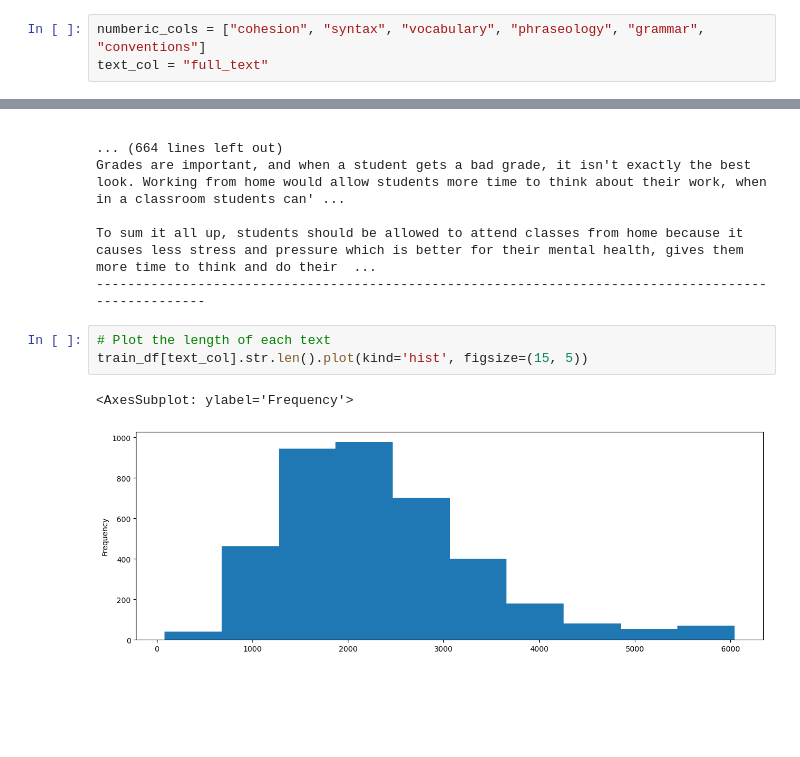
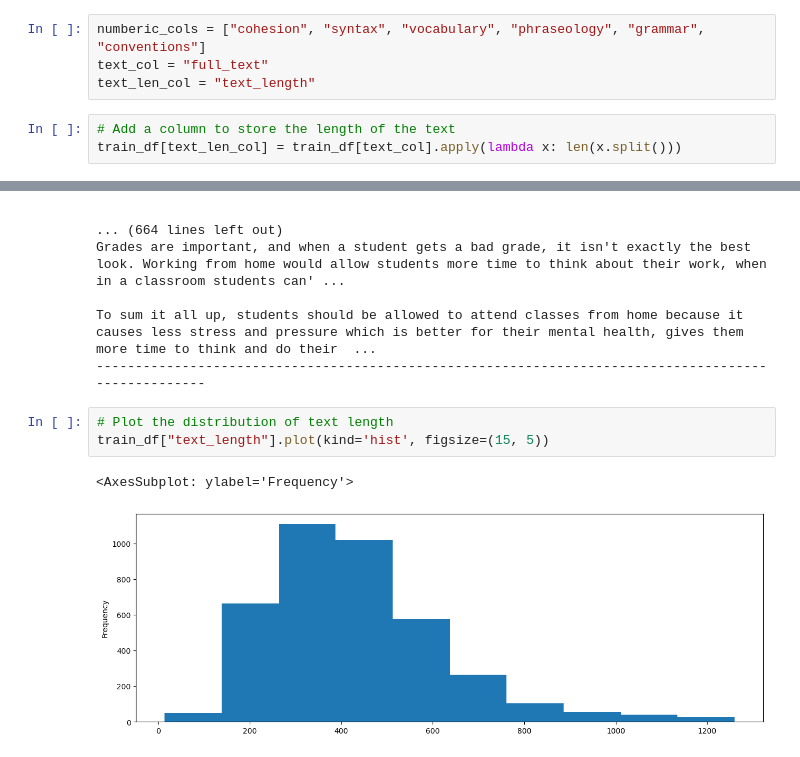
Before and after one commit to KubiakJakub01/Feedback-Prize-ELL, a Jupyter notebook: src/notebooks/research.ipynb, the cells around one changed output, grey strips where cells are left out. Cells and saved outputs as stored; diff of their text form; blank space fills up the shorter version.

```diff
--- a/src/notebooks/research.ipynb
+++ b/src/notebooks/research.ipynb
@@ -22,6 +22,10 @@ test_df = pd.read_csv(data_path / "test.csv") # Load the test data
 # %%
 numberic_cols = ["cohesion", "syntax", "vocabulary", "phraseology", "grammar", "conventions"]
 text_col = "full_text"
+text_len_col = "text_length"
+# %%
+# Add a column to store the length of the text
+train_df[text_len_col] = train_df[text_col].apply(lambda x: len(x.split()))
 # %%
 train_df.size
 # %% [output]
@@ -219,8 +223,8 @@ Grades are important, and when a student gets a bad grade, it isn't exactly the
 To sum it all up, students should be allowed to attend classes from home because it causes less stress and pressure which is better for their mental health, gives them more time to think and do their  ...
 ----------------------------------------------------------------------------------------------------
 # %%
-# Plot the length of each text
-train_df[text_col].str.len().plot(kind='hist', figsize=(15, 5))
+# Plot the distribution of text length
+train_df["text_length"].plot(kind='hist', figsize=(15, 5))
 # %% [output]
 <AxesSubplot: ylabel='Frequency'>
-[figure, old version]
+[figure, new version]
```
Also changed, not shown: parts of 1 cell of this notebook.
